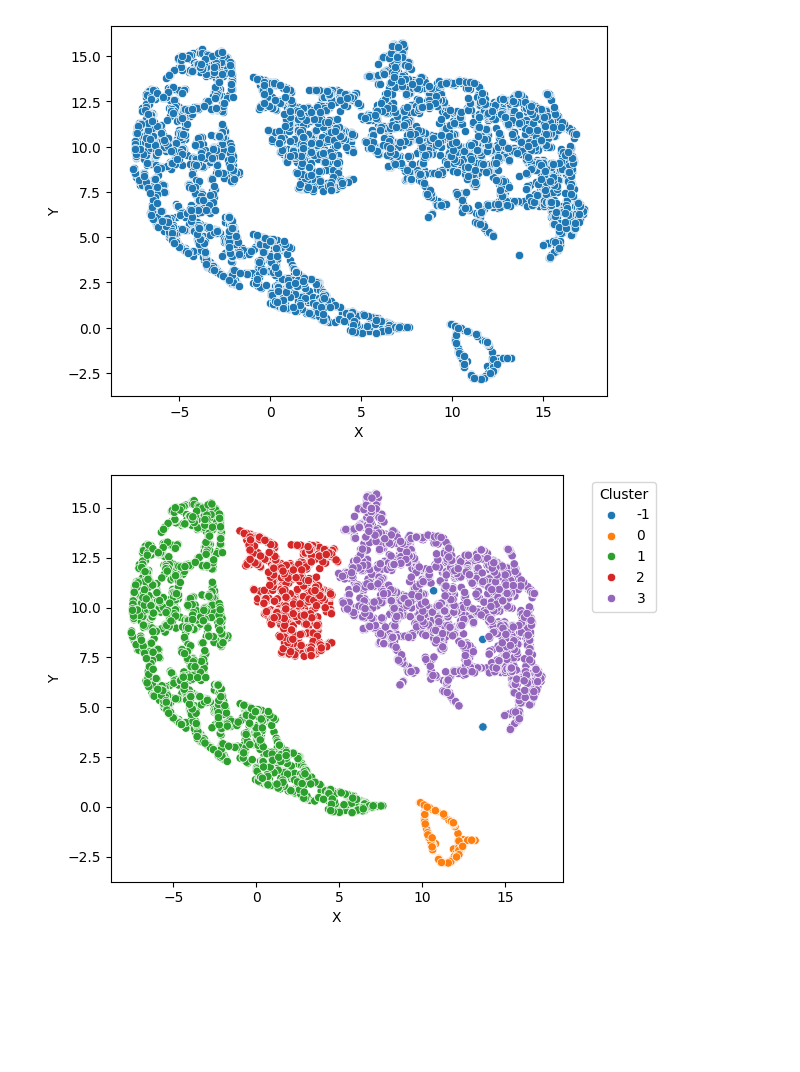
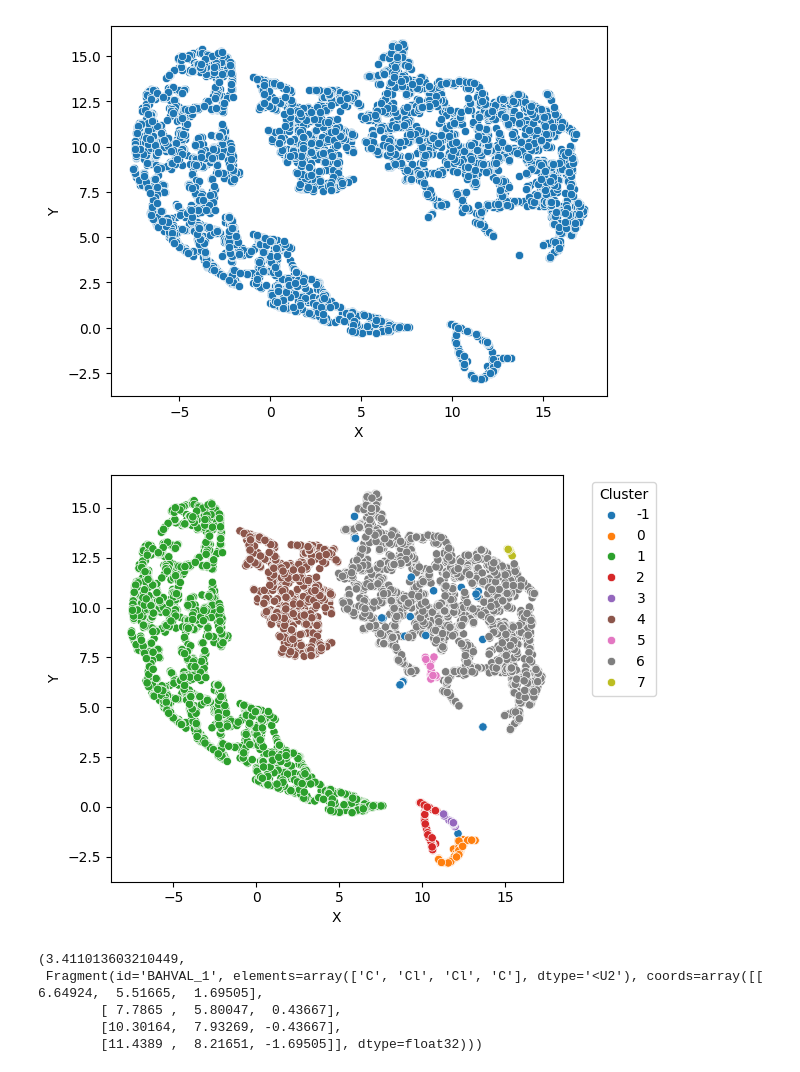
Before and after one commit to blackwood168/umap_rmsd_images, a Jupyter notebook: cl.ipynb, the cells around one changed output. Drawn from its saved outputs; the diff is of its cells as text; code cells hidden in the pictures; blank space fills up the shorter version.

```diff
--- a/cl.ipynb
+++ b/cl.ipynb
@@ -143,17 +143,30 @@ sns.scatterplot(data = df , x="X", y="Y")
 # %%
 
 import sklearn.cluster as clu
 import matplotlib.pyplot as plt
 
 dbscan = clu.HDBSCAN(min_cluster_size=15,
     min_samples=5,
-    cluster_selection_epsilon=0.5,
+    cluster_selection_epsilon=0.4,
     metric='euclidean').fit(df.select(pl.col("X", "Y")).to_numpy())
 df2 = df.with_columns(pl.Series("label", dbscan.labels_))
 
 sns.scatterplot(data = df2, x = 'X', y = 'Y', hue = 'label', palette='tab10')
 plt.legend(title='Cluster', bbox_to_anchor=(1.05, 1), loc='upper left')
 plt.tight_layout()
 plt.show()
 # %% [output]
-[figure, old version]
+[figure, new version]
+# %%
+import scipy
+values = []
+for x in cor:
+    # print(x.coords[1])
+    values.append(float(scipy.spatial.distance.euclidean(np.array(x.coords[1]), np.array(x.coords[2]))))
+values[0], cor[0]
+# %% [output]
+(3.411013603210449,
+ Fragment(id='BAHVAL_1', elements=array(['C', 'Cl', 'Cl', 'C'], dtype='<U2'), coords=array([[ 6.64924,  5.51665,  1.69505],
+        [ 7.7865 ,  5.80047,  0.43667],
+        [10.30164,  7.93269, -0.43667],
+        [11.4389 ,  8.21651, -1.69505]], dtype=float32)))
```
Also changed, not shown: parts of 4 cells of this notebook.
